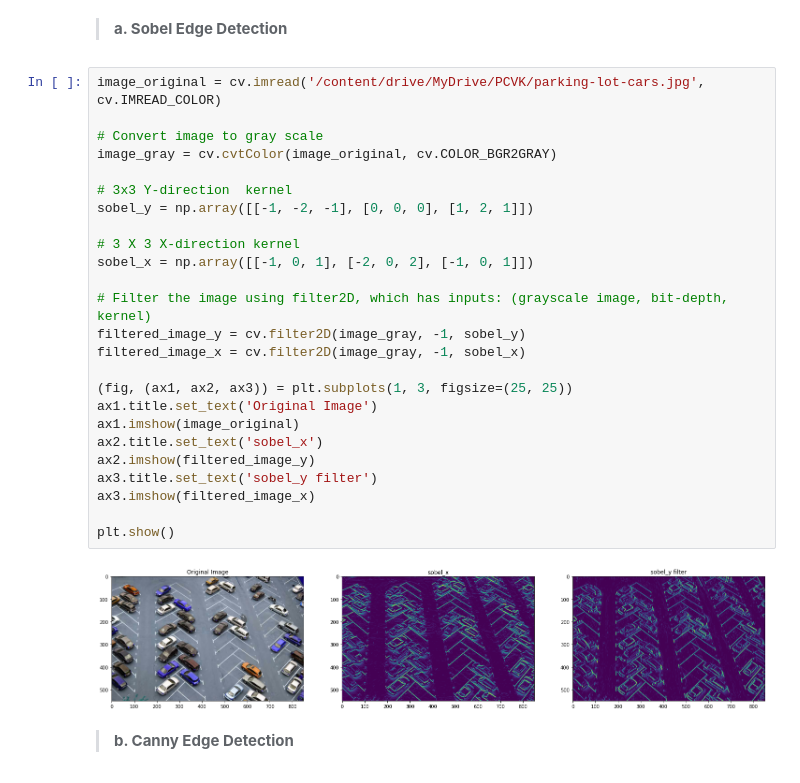
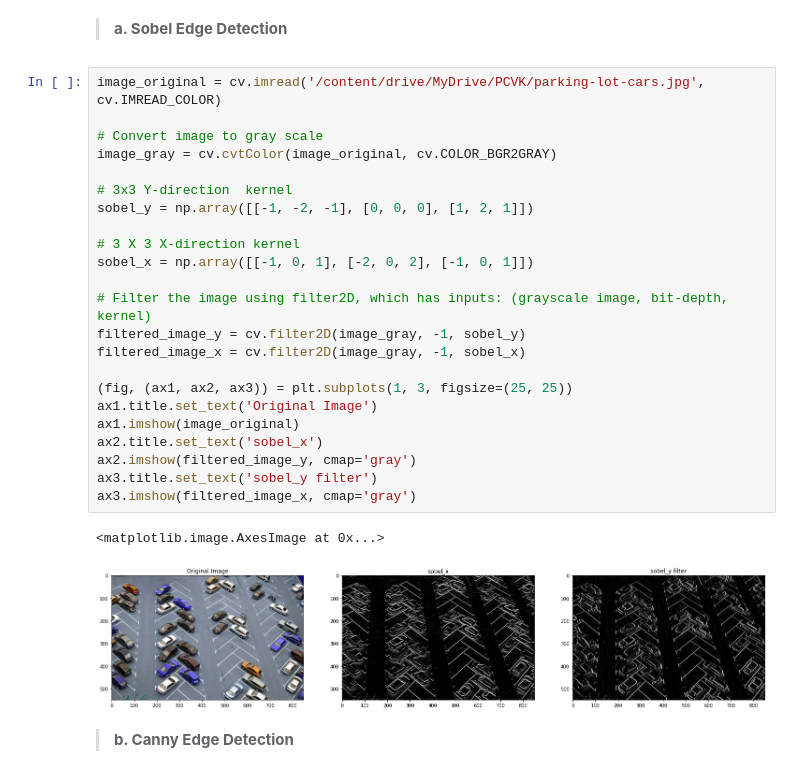
Before and after one commit to kevinaldyansyah/PCVK_Genap_2021, a Jupyter notebook: Week11.ipynb, the cells around one changed output. Saved outputs shown, nothing was run; the diff lists cells and outputs as text.

```diff
--- a/Week11.ipynb
+++ b/Week11.ipynb
@@ -72,30 +73,29 @@ sehingga menghasilkan luaran sebagai berikut:**
 # %%
 image_original = cv.imread('/content/drive/MyDrive/PCVK/parking-lot-cars.jpg', cv.IMREAD_COLOR)
 
 # Convert image to gray scale
 image_gray = cv.cvtColor(image_original, cv.COLOR_BGR2GRAY)
 
 # 3x3 Y-direction  kernel
 sobel_y = np.array([[-1, -2, -1], [0, 0, 0], [1, 2, 1]])
 
 # 3 X 3 X-direction kernel
 sobel_x = np.array([[-1, 0, 1], [-2, 0, 2], [-1, 0, 1]])
 
 # Filter the image using filter2D, which has inputs: (grayscale image, bit-depth, kernel)
 filtered_image_y = cv.filter2D(image_gray, -1, sobel_y)
 filtered_image_x = cv.filter2D(image_gray, -1, sobel_x)
 
 (fig, (ax1, ax2, ax3)) = plt.subplots(1, 3, figsize=(25, 25))
 ax1.title.set_text('Original Image')
 ax1.imshow(image_original)
 ax2.title.set_text('sobel_x')
-ax2.imshow(filtered_image_y)
+ax2.imshow(filtered_image_y, cmap='gray')
 ax3.title.set_text('sobel_y filter')
-ax3.imshow(filtered_image_x)
-
-plt.show()
+ax3.imshow(filtered_image_x, cmap='gray')
 # %% [output]
+<matplotlib.image.AxesImage at 0x...>
-[figure, old version]
+[figure, new version]
 # %% [markdown]
 >**b. Canny Edge Detection**
 # %%
```
Also changed, not shown: parts of 2 cells of this notebook.
